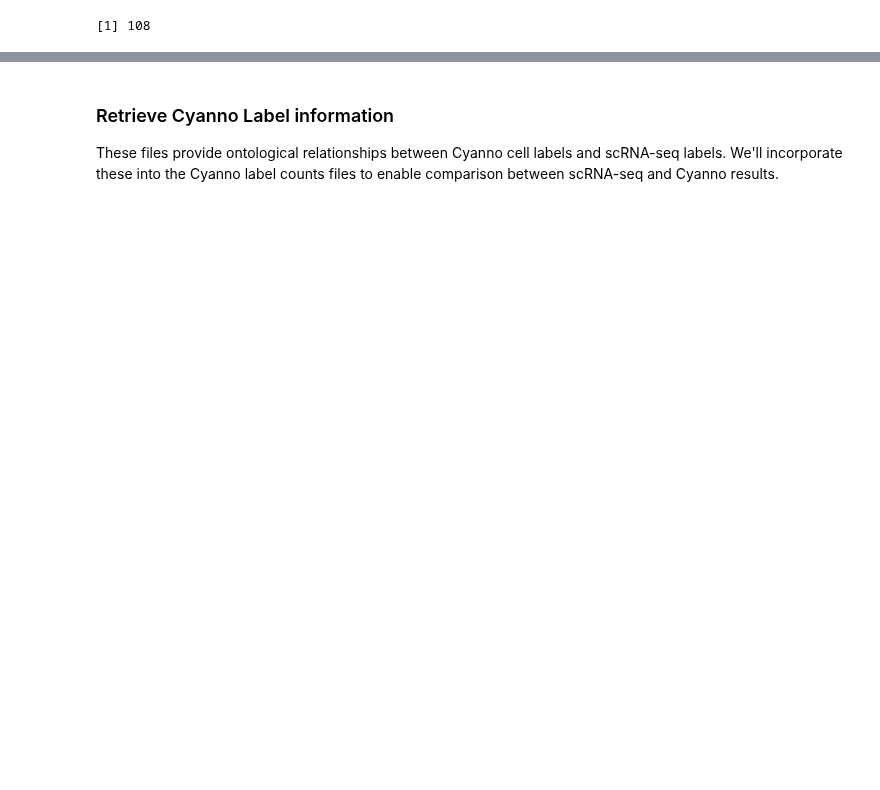
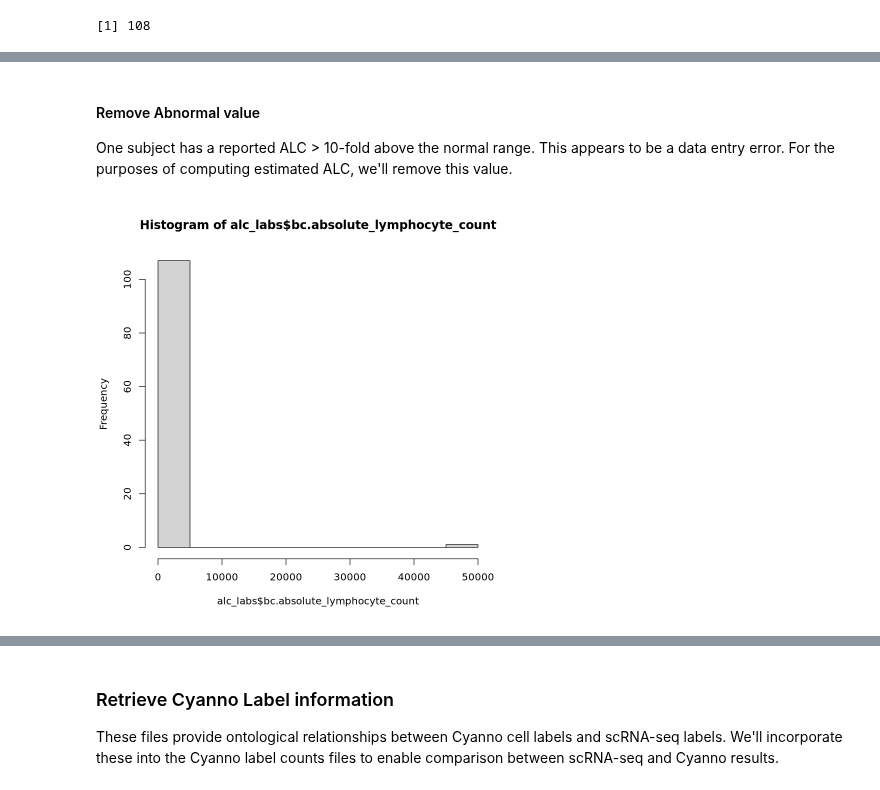
Before and after one commit to aifimmunology/aifi-healthy-pbmc-reference, a Jupyter notebook: 11-Flow_cytometry/01-R_retrieve_flow_type_counts.ipynb, the cells around one changed output, grey strips where cells are left out. Drawn from its saved outputs; the diff is of its cells as text; code cells hidden in the pictures; blank space fills up the shorter version.

```diff
--- a/11-Flow_cytometry/01-R_retrieve_flow_type_counts.ipynb
+++ b/11-Flow_cytometry/01-R_retrieve_flow_type_counts.ipynb
@@ -24,0 +116,4 @@ nrow(sample_meta)
+# %%
+labs_uuid <- '046c1c7f-e820-47bb-b407-62469057a5b4'
+# %%
+labs_file <- cacheFiles(list(labs_uuid))
@@ -24,0 +122,2 @@ nrow(sample_meta)
+# %%
+labs <- read.csv(labs_file)
@@ -24,0 +128,4 @@ nrow(sample_meta)
+# %%
+alc_labs <- labs %>%
+  select(sample.sampleKitGuid, Absolute.Lymphocyte.Count..ALC.) %>%
+  rename("bc.absolute_lymphocyte_count" = "Absolute.Lymphocyte.Count..ALC.")
@@ -24,0 +144,7 @@ nrow(sample_meta)
+# %% [markdown]
+#### Remove Abnormal value
+One subject has a reported ALC > 10-fold above the normal range. This appears to be a data entry error. For the purposes of computing estimated ALC, we'll remove this value.
+# %%
+hist(alc_labs$bc.absolute_lymphocyte_count)
+# %% [output]
+[figure, added]
```
Also changed, not shown: parts of 64 cells of this notebook, 1 other file.
